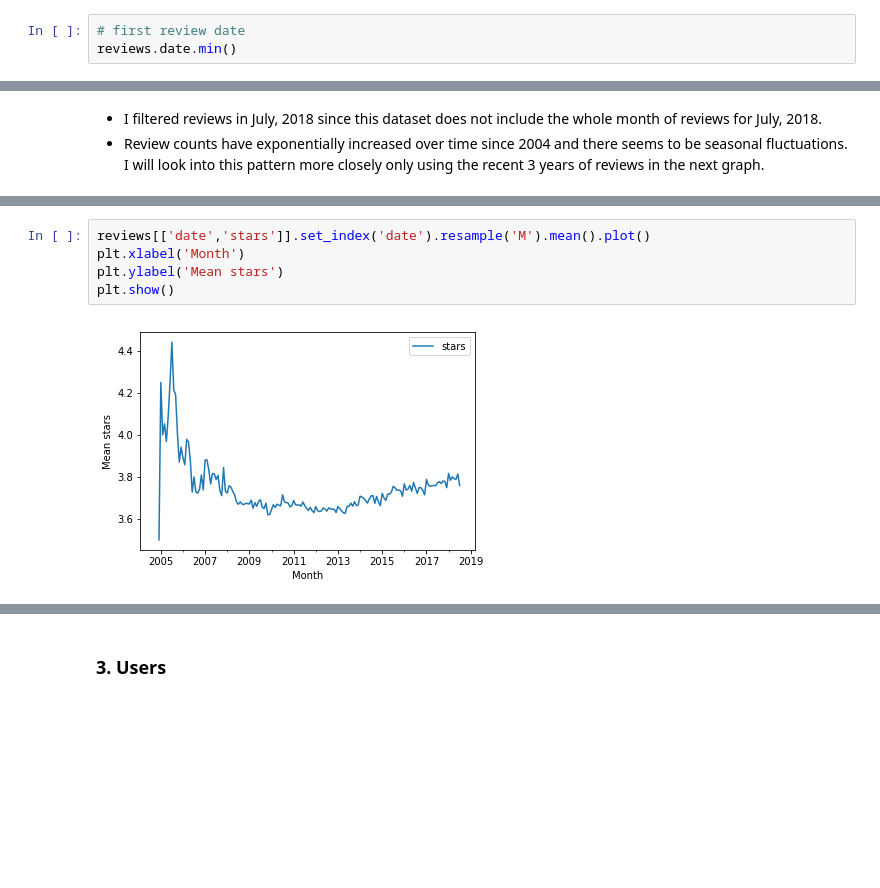
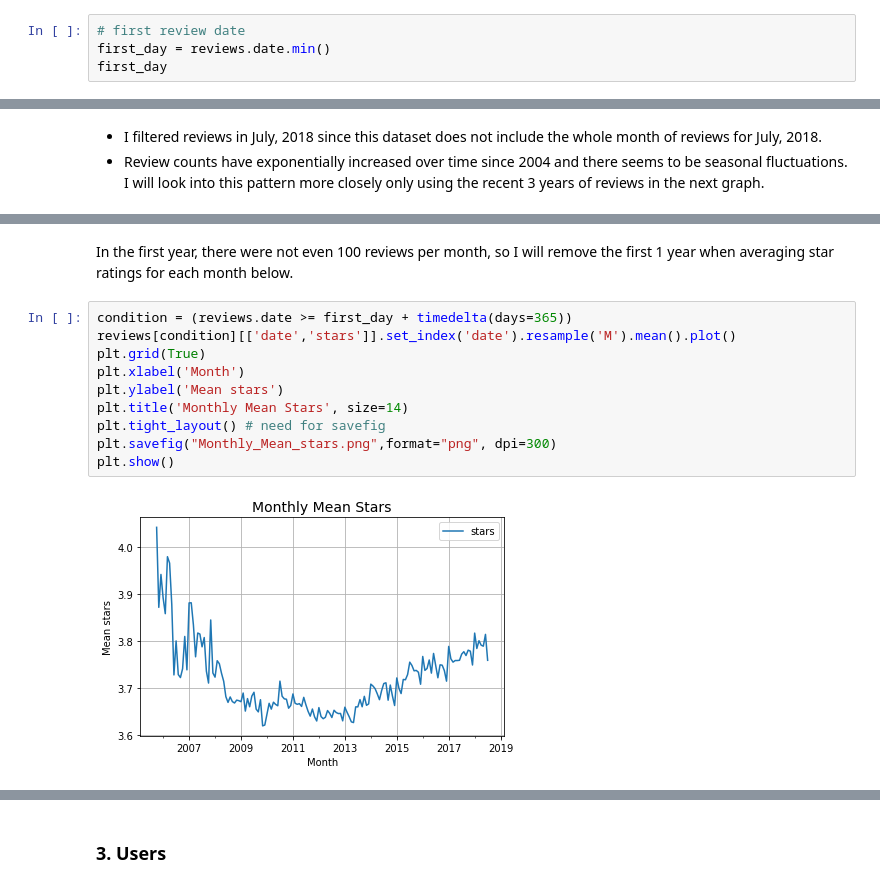
Before and after one commit to math470/Springboard_Capstone_Project_2, a Jupyter notebook: Yelp EDA.ipynb, the cells around one changed output, grey strips where cells are left out. Drawn from its saved outputs; the diff is of its cells as text; blank space fills up the shorter version.

```diff
--- a/Yelp EDA.ipynb
+++ b/Yelp EDA.ipynb
@@ -687,7 +687,8 @@ type(reviews.date[0])
 pandas._libs.tslib.Timestamp
 # %%
 # first review date
-reviews.date.min()
+first_day = reviews.date.min()
+first_day
 # %% [output]
 Timestamp('2004-10-12 00:00:00')
 # %%
@@ -719,8 +737,15 @@ There are indeed seasonal fluctuations. The review count drops during winter mon
+# %% [markdown]
+In the first year, there were not even 100 reviews per month, so I will remove the first 1 year when averaging star ratings for each month below.
 # %%
-reviews[['date','stars']].set_index('date').resample('M').mean().plot()
+condition = (reviews.date >= first_day + timedelta(days=365))
+reviews[condition][['date','stars']].set_index('date').resample('M').mean().plot()
+plt.grid(True)
 plt.xlabel('Month')
 plt.ylabel('Mean stars')
+plt.title('Monthly Mean Stars', size=14)
+plt.tight_layout() # need for savefig
+plt.savefig("Monthly_Mean_stars.png",format="png", dpi=300)
 plt.show()
 # %% [output]
-[figure, old version]
+[figure, new version]
 # %%
```
Also changed, not shown: parts of 42 cells of this notebook.
